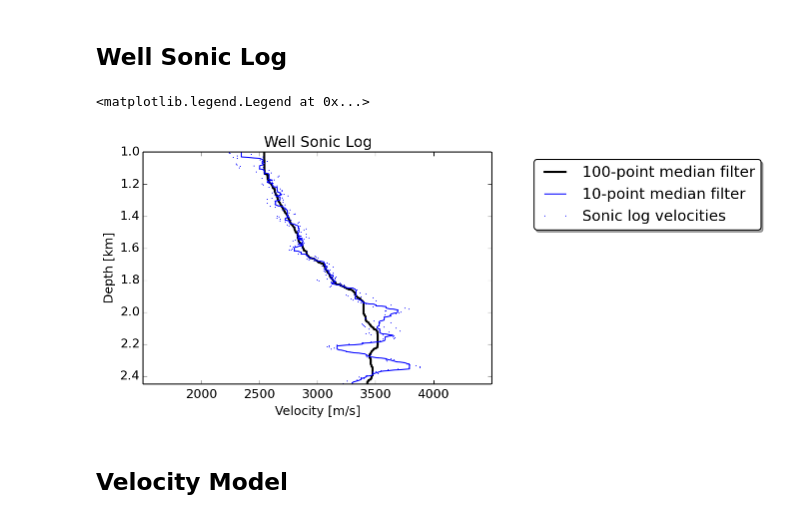
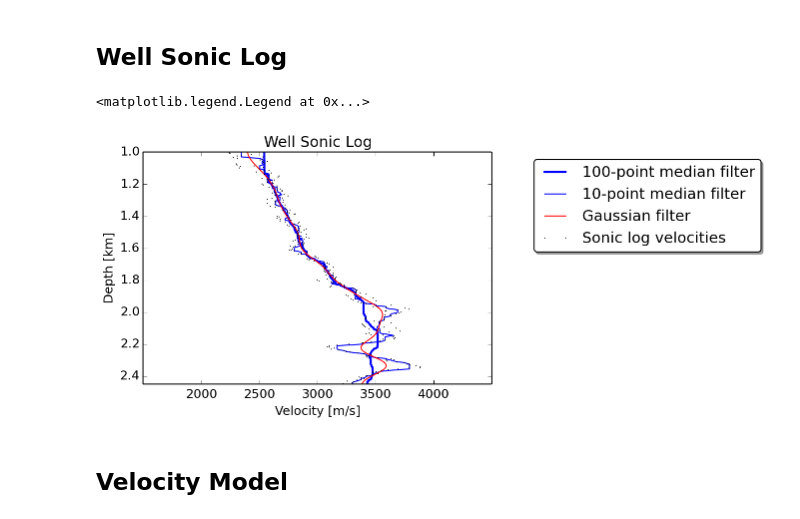
Before and after one commit to bsmithyman/IPyNB-SEG2014FWIBenchmark, a Jupyter notebook: SEG 2014 Chevron Initial.ipynb, the cells around one changed output. Saved outputs shown, nothing was run; the diff lists cells and outputs as text; code cells hidden in the pictures.

Commit message:
Added Gaussian-filtered curve to well log; changed colours. Added amplitude spectrum to source signature.

```diff
--- a/SEG 2014 Chevron Initial.ipynb
+++ b/SEG 2014 Chevron Initial.ipynb
@@ -121,23 +122,25 @@ wellLog = np.array([[float(item) for item in line.strip().split()[2::3]] for lin
 wellLog[:,0] = m2lu(wellLog[:,0])
 smoothLog = ndimage.median_filter(wellLog[:,1], 10) # Short-period median filter
 smootherLog = ndimage.median_filter(wellLog[:,1], 100) # Long-period median filter
+gaussianLog = ndimage.gaussian_filter(wellLog[:,1], 10) # Gaussian filter
 wellPos = np.array([[WELL_X, wellLog[0,0]], [WELL_X, wellLog[-1,0]]])
 # %%
 fig = plt.figure()
 ax = fig.add_subplot(1,1,1)
 ax.xaxis.set_label_text('Velocity [m/s]')
 ax.yaxis.set_label_text('Depth [%s]'%lu)
 ax.set_title('Well Sonic Log')
 plt.xticks(np.linspace(2e3,4e3,5))
 ax.axis(WELL_EXTENT)
 ax.invert_yaxis()
-pt = ax.plot(smootherLog, wellLog[:,0], 'k-', linewidth=2, label='100-point median filter')
+pt = ax.plot(smootherLog, wellLog[:,0], 'b-', linewidth=2, label='100-point median filter')
 pt = ax.plot(smoothLog, wellLog[:,0], 'b-', label='10-point median filter')
-pt = ax.plot(wellLog[:,1], wellLog[:,0], 'b.', label='Sonic log velocities', markersize=1.0)
+pt = ax.plot(gaussianLog, wellLog[:,0], 'r-', label='Gaussian filter')
+pt = ax.plot(wellLog[:,1], wellLog[:,0], 'k.', label='Sonic log velocities', markersize=1.0)
 ax.legend(loc='upper left', bbox_to_anchor=(1.1, 1.0), fancybox=True, shadow=True, ncol=1)
 # %% [output]
 <matplotlib.legend.Legend at 0x...>
-[figure, old version]
+[figure, new version]
 # %% [markdown]
 ## Velocity Model
 # %%
```
Also changed, not shown: parts of 4 cells of this notebook.
